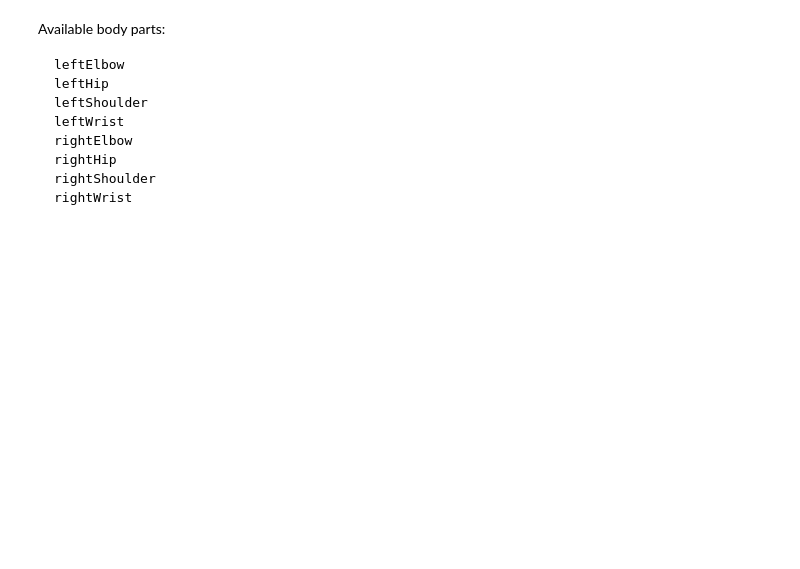
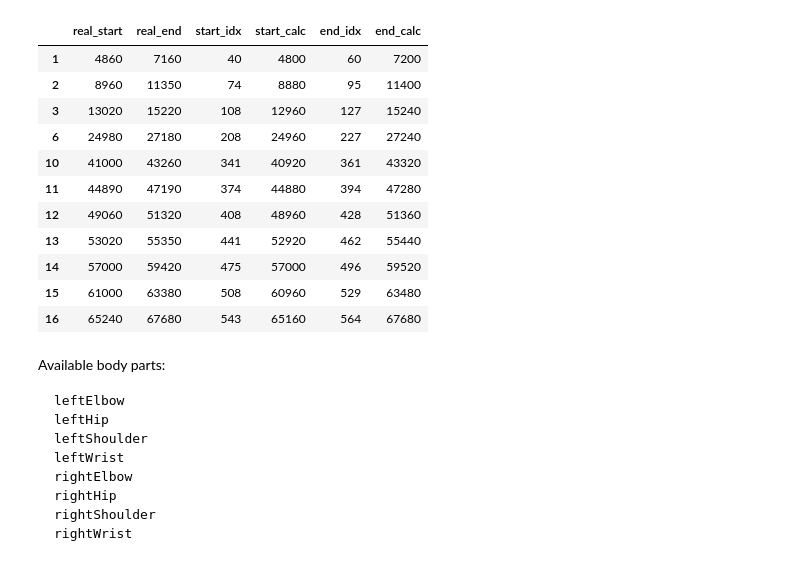
Before and after one commit to chriswegmann/drone_steering, a Jupyter notebook: models/playground/Gesture Visualization.ipynb, the cells around one changed output. Drawn from its saved outputs; the diff is of its cells as text; code cells hidden in the pictures; blank space fills up the shorter version.

```diff
--- a/models/playground/Gesture Visualization.ipynb
+++ b/models/playground/Gesture Visualization.ipynb
@@ -46,6 +46,26 @@ number of labeled samples: 584
 # %%
 feature_names = list(de.LabelGenerators[0].feature_names)
 feat_dict = {feature:feature_names.index(feature) for feature in feature_names}
+# %%
+body_part='leftWrist'
+kx = body_part + '_x'
+ky = body_part + '_y'
+
+lgen = de.LabelGenerators[0]
+lgen.error_df
+# %% [output]
+|  | real_start | real_end | start_idx | start_calc | end_idx | end_calc |
+| 1 | 4860 | 7160 | 40 | 4800 | 60 | 7200 |
+| 2 | 8960 | 11350 | 74 | 8880 | 95 | 11400 |
+| 3 | 13020 | 15220 | 108 | 12960 | 127 | 15240 |
+| 6 | 24980 | 27180 | 208 | 24960 | 227 | 27240 |
+| 10 | 41000 | 43260 | 341 | 40920 | 361 | 43320 |
+| 11 | 44890 | 47190 | 374 | 44880 | 394 | 47280 |
+| 12 | 49060 | 51320 | 408 | 48960 | 428 | 51360 |
+| 13 | 53020 | 55350 | 441 | 52920 | 462 | 55440 |
+| 14 | 57000 | 59420 | 475 | 57000 | 496 | 59520 |
+| 15 | 61000 | 63380 | 508 | 60960 | 529 | 63480 |
+| 16 | 65240 | 67680 | 543 | 65160 | 564 | 67680 |
 # %%
 def plot_charts(de, file_id, tail=5, head=5, plots_per_row=30, body_part='leftWrist'):
 
```
Also changed, not shown: parts of 7 cells of this notebook, 10 other files.
